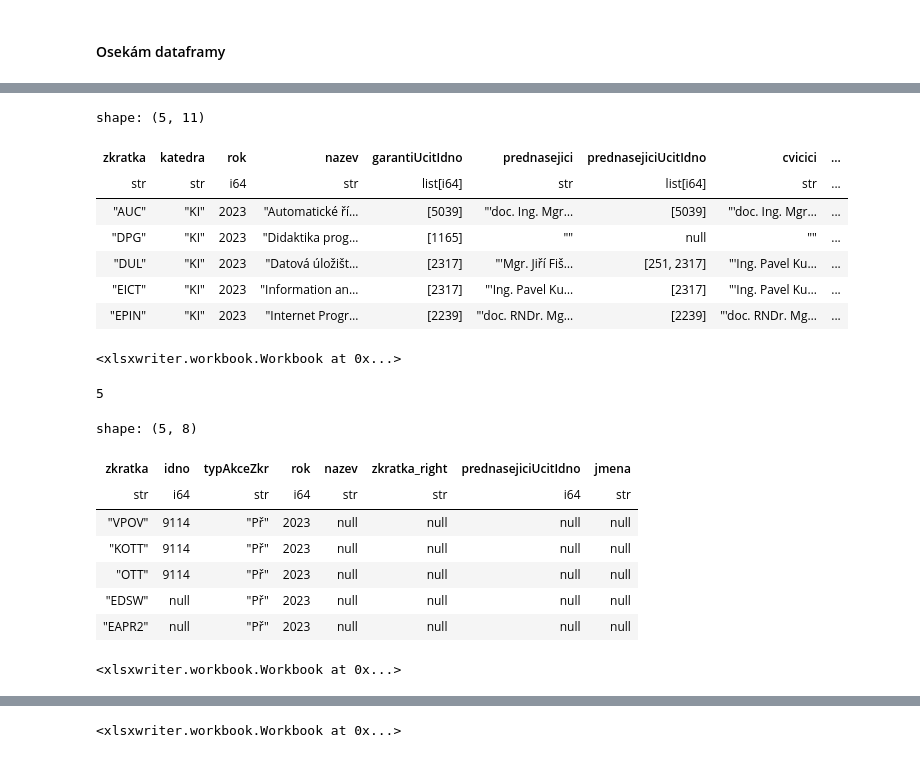
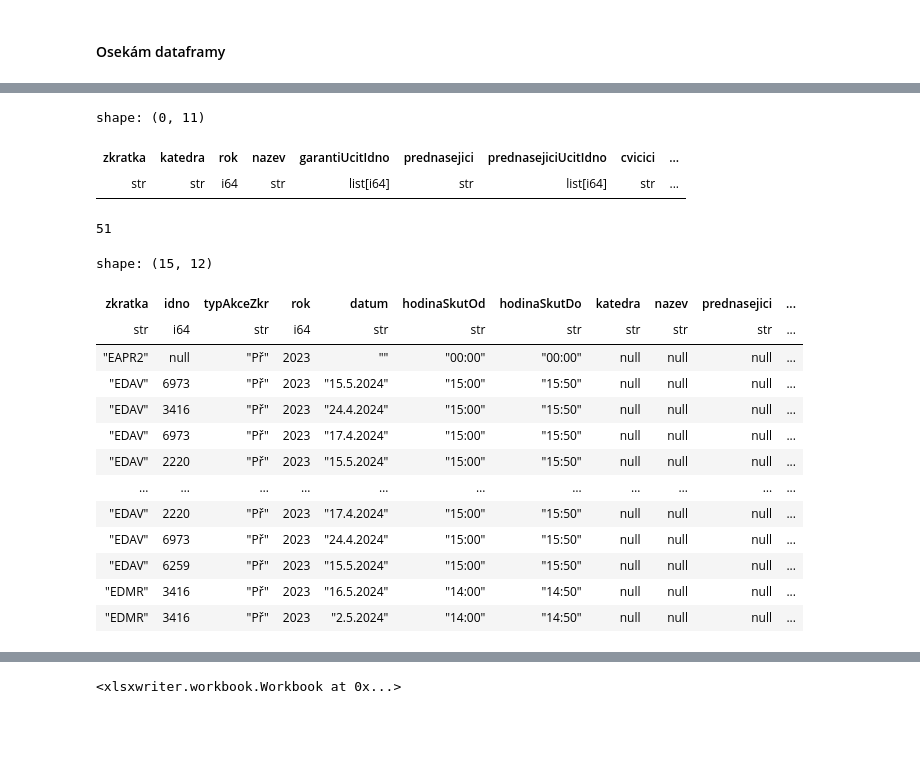
Before and after one commit to MFVS/kontrola-rozvrhu-extended, a Jupyter notebook: stag_bombator1.1.b1.ipynb, the cells around one changed output, grey strips where cells are left out. Saved outputs shown, nothing was run; the diff lists cells and outputs as text; code cells hidden in the pictures; blank space fills up the shorter version.

Commit message:
Spravené kontroly hodin bez validních učitelů
Teď by ty výsledky mohly bejt v pohodě

```diff
--- a/stag_bombator1.1.b1.ipynb
+++ b/stag_bombator1.1.b1.ipynb
@@ -3,7 +3,6 @@ import polars as pl
 from pprint import pprint
 # %%
 def fix_str_to_int(data:pl.DataFrame, fix_list:list, type:any=pl.Int64):
-    conversion_dict = {column:pl.Int64 for column in fix_list}
     data = data.with_columns(pl.col(fix_list).str.split(","))
     data = data.with_columns(pl.col(fix_list).list.eval(pl.element().str.strip()))
     data = data.with_columns(pl.col(fix_list).list.eval(pl.element().cast(pl.Int64, strict=False)))
@@ -25,10 +24,10 @@ def replace(df, new_position, col_name):
     neworder.insert(new_position,col_name)
     return neworder
 # %%
-rozvrh_by_kat = pl.read_csv("source_tables/getRozvrhByKatedra-2023-03-15-17-47.csv").drop("semestr").unique().rename({"predmet" : "zkratka"})
+rozvrh_by_kat = pl.read_csv("source_tables/rozvrh_katedry.csv").drop("semestr").unique().rename({"predmet" : "zkratka"})
 rozvrh_by_kat = fix_str_to_int(rozvrh_by_kat, ["ucitIdno.ucitel", "vsichniUciteleUcitIdno"])
 #print(rozvrh_by_kat.head())
-predmety_by_kat = pl.read_csv("source_tables/getPredmetyByKatedraFullInfo-2023-03-15-17-40.csv").drop("semestr").unique().drop(["pocetStudentu", "aSkut", "bSkut", "cSkut"])
+predmety_by_kat = pl.read_csv("source_tables/predmety_katedry.csv").drop("semestr").unique().drop(["pocetStudentu", "aSkut", "bSkut", "cSkut"])
 predmety_by_kat = fix_str_to_int(predmety_by_kat, ["garantiUcitIdno", "prednasejiciUcitIdno", "cviciciUcitIdno", "seminariciUcitIdno", "hodZaSemKombForma"])
 predmety_by_kat.head(10)
 #predmety_by_kat = pl.read_excel("source_tables/getPredmetyByKatedraFullInfo-2023-03-15-17-40.xlsx", sheet_id=1, engine="openpyxl").drop("semestr").unique().drop(["pocetStudentu", "aSkut", "bSkut", "cSkut"])
@@ -274,5 +273,5 @@ shape: (5, 54)
 # %%
-maly_rozvrh = rozvrh_by_kat.select(["zkratka", "vsichniUciteleUcitIdno", "typAkceZkr", "rok"])
+maly_rozvrh = rozvrh_by_kat.select(["zkratka", "vsichniUciteleUcitIdno", "typAkceZkr", "rok", "datum", "hodinaSkutOd", "hodinaSkutDo"])
 maly_rozvrh = maly_rozvrh.with_columns(pl.col("vsichniUciteleUcitIdno")).explode("vsichniUciteleUcitIdno").rename({"vsichniUciteleUcitIdno": "idno"})
 maly_rozvrh.head()
 # %% [output]
@@ -301,0 +301,3 @@ shape: (5, 69)
+# %%
+ciselnik_ucitelu = pl.read_csv("source_tables/ciselnik_ucitelu.csv").select("nazev", "key").rename({"nazev":"jmena", "key":"idno"})
+ciselnik_ucitelu.head()
@@ -302,16 +313,11 @@ shape: (5, 69)
 # %%
 male_predmety = predmety_by_kat.select(pl.col(["zkratka", "katedra", "rok", "nazev", "garantiUcitIdno", "prednasejici", "prednasejiciUcitIdno","cvicici", "cviciciUcitIdno","seminarici", "seminariciUcitIdno"]).where(pl.col("zkratka").is_unique()))
 #male_predmety = male_predmety.with_columns(pl.col(["prednasejiciUcitIdno", "cviciciUcitIdno", "seminariciUcitIdno", "garantiUcitIdno"]).str.split(", "))
-male_predmety.head()
+male_predmety.filter(pl.col("zkratka") == "EPCA").head()
 # %% [output]
-shape: (5, 11)
+shape: (0, 11)
 | zkratka | katedra | rok | nazev | garantiUcitIdno | prednasejici | prednasejiciUcitIdno | cvicici | ... |
 | str | str | i64 | str | list[i64] | str | list[i64] | str | ... |
-| "AUC" | "KI" | 2023 | "Automatické ří… | [5039] | "'doc. Ing. Mgr… | [5039] | "'doc. Ing. Mgr… | ... |
-| "DPG" | "KI" | 2023 | "Didaktika prog… | [1165] | "" | null | "" | ... |
-| "DUL" | "KI" | 2023 | "Datová úložišt… | [2317] | "'Mgr. Jiří Fiš… | [251, 2317] | "'Ing. Pavel Ku… | ... |
-| "EICT" | "KI" | 2023 | "Information an… | [2317] | "'Ing. Pavel Ku… | [2317] | "'Ing. Pavel Ku… | ... |
-| "EPIN" | "KI" | 2023 | "Internet Progr… | [2239] | "'doc. RNDr. Mg… | [2239] | "'doc. RNDr. Mg… | ... |
 # %%
 # přednášející nemá přednášku:
 filtrovani_prednasejici = male_predmety.select("nazev", "zkratka", "prednasejiciUcitIdno").explode("prednasejiciUcitIdno")
@@ -324,27 +330,39 @@ filtrovani_prednasejici = filtrovani_prednasejici.with_columns(prednasejici_jmen
 )
 joined_prednasejici = filtrovani_prednasejici.join(maly_rozvrh, "idno", "left")
 prednasejici_bez_prednasek = joined_prednasejici.filter(pl.col("typAkceZkr").is_null())
-prednasejici_bez_prednasek.select("nazev", "zkratka", "prednasejiciUcitIdno").sort("prednasejiciUcitIdno").write_excel("results/prednasejici_bez_prednasek.xlsx")
+prednasejici_bez_prednasek.select("nazev", "zkratka", "prednasejiciUcitIdno", "jmena").sort("prednasejiciUcitIdno").write_excel("results/prednasejici_bez_prednasek.xlsx")
+prednasejici_bez_prednasek.select("nazev", "zkratka", "prednasejiciUcitIdno", "jmena").sort("prednasejiciUcitIdno").write_csv("results_testing/prednasejici_bez_prednasek.csv")
-# %% [output]
-<xlsxwriter.workbook.Workbook at 0x...>
 # %%
+# PŘEDĚLAT DO OSTATNÍCH
+
 male_prednasky = maly_rozvrh.filter(pl.col("typAkceZkr") == "Př")
-joined_prednasky = male_prednasky.join(filtrovani_prednasejici, "idno", "left").unique()
-prednasky_bez_prednasejicich = joined_prednasky.filter(pl.col("jmena").is_null())
+joined_prednasky = male_prednasky.join(male_predmety.select("zkratka", "katedra", "nazev", "prednasejici", "prednasejiciUcitIdno"), "zkratka", "left").unique()
+prednasky_bez_prednasejicich = joined_prednasky.filter(pl.col("idno").is_in(pl.col("prednasejiciUcitIdno")).not_())
+
+prednasky_bez_prednasejicich = prednasky_bez_prednasejicich.join(ciselnik_ucitelu, "idno", "left").with_columns(pl.col("prednasejiciUcitIdno").cast(pl.List(pl.Utf8)).list.join(", ")).sort("zkratka")
+
 prednasky_bez_prednasejicich.write_csv("results_testing/prednasky_bez_prednasejicich.csv")
 prednasky_bez_prednasejicich.write_excel("results/prednasky_bez_prednasejicich.xlsx")
+
+
 print(prednasky_bez_prednasejicich.__len__())
-prednasky_bez_prednasejicich.head(6)
+prednasky_bez_prednasejicich.head(15)
 # %% [output]
-5
+51
-shape: (5, 8)
+shape: (15, 12)
-| zkratka | idno | typAkceZkr | rok | nazev | zkratka_right | prednasejiciUcitIdno | jmena |
-| str | i64 | str | i64 | str | str | i64 | str |
-| "VPOV" | 9114 | "Př" | 2023 | null | null | null | null |
-| "KOTT" | 9114 | "Př" | 2023 | null | null | null | null |
-| "OTT" | 9114 | "Př" | 2023 | null | null | null | null |
-| "EDSW" | null | "Př" | 2023 | null | null | null | null |
-| "EAPR2" | null | "Př" | 2023 | null | null | null | null |
+| zkratka | idno | typAkceZkr | rok | datum | hodinaSkutOd | hodinaSkutDo | katedra | nazev | prednasejici | ... |
+| str | i64 | str | i64 | str | str | str | str | str | str | ... |
+| "EAPR2" | null | "Př" | 2023 | "" | "00:00" | "00:00" | null | null | null | ... |
+| "EDAV" | 6973 | "Př" | 2023 | "15.5.2024" | "15:00" | "15:50" | null | null | null | ... |
+| "EDAV" | 3416 | "Př" | 2023 | "24.4.2024" | "15:00" | "15:50" | null | null | null | ... |
+| "EDAV" | 6973 | "Př" | 2023 | "17.4.2024" | "15:00" | "15:50" | null | null | null | ... |
+| "EDAV" | 2220 | "Př" | 2023 | "15.5.2024" | "15:00" | "15:50" | null | null | null | ... |
+| … | … | … | … | … | … | … | … | … | … | ... |
+| "EDAV" | 2220 | "Př" | 2023 | "17.4.2024" | "15:00" | "15:50" | null | null | null | ... |
+| "EDAV" | 6973 | "Př" | 2023 | "24.4.2024" | "15:00" | "15:50" | null | null | null | ... |
+| "EDAV" | 6259 | "Př" | 2023 | "15.5.2024" | "15:00" | "15:50" | null | null | null | ... |
+| "EDMR" | 3416 | "Př" | 2023 | "16.5.2024" | "14:00" | "14:50" | null | null | null | ... |
+| "EDMR" | 3416 | "Př" | 2023 | "2.5.2024" | "14:00" | "14:50" | null | null | null | ... |
 # %%
 # cvičící nemá cvičení:
 filtrovani_cvicici = male_predmety.select("nazev", "zkratka", "cviciciUcitIdno").explode("cviciciUcitIdno")
@@ -358,7 +376,6 @@ filtrovani_cvicici = filtrovani_cvicici.with_columns(cvicici_jmena).filter(
 joined_cvicici = filtrovani_cvicici.join(maly_rozvrh, "idno", "left")
 cvicici_bez_cviceni = joined_cvicici.filter(pl.col("typAkceZkr").is_null())
 cvicici_bez_cviceni.select("nazev", "zkratka", "cviciciUcitIdno").sort("cviciciUcitIdno").write_excel("results/cvicici_bez_cviceni.xlsx")
+cvicici_bez_cviceni.select("nazev", "zkratka", "cviciciUcitIdno", "jmena").sort("cviciciUcitIdno").write_csv("results_testing/cvicici_bez_cviceni.csv")
-# %% [output]
-<xlsxwriter.workbook.Workbook at 0x...>
 # %%
 male_cviceni = maly_rozvrh.filter(pl.col("typAkceZkr") == "Cv")
```
Also changed, not shown: parts of 15 cells of this notebook, 22 other files.
